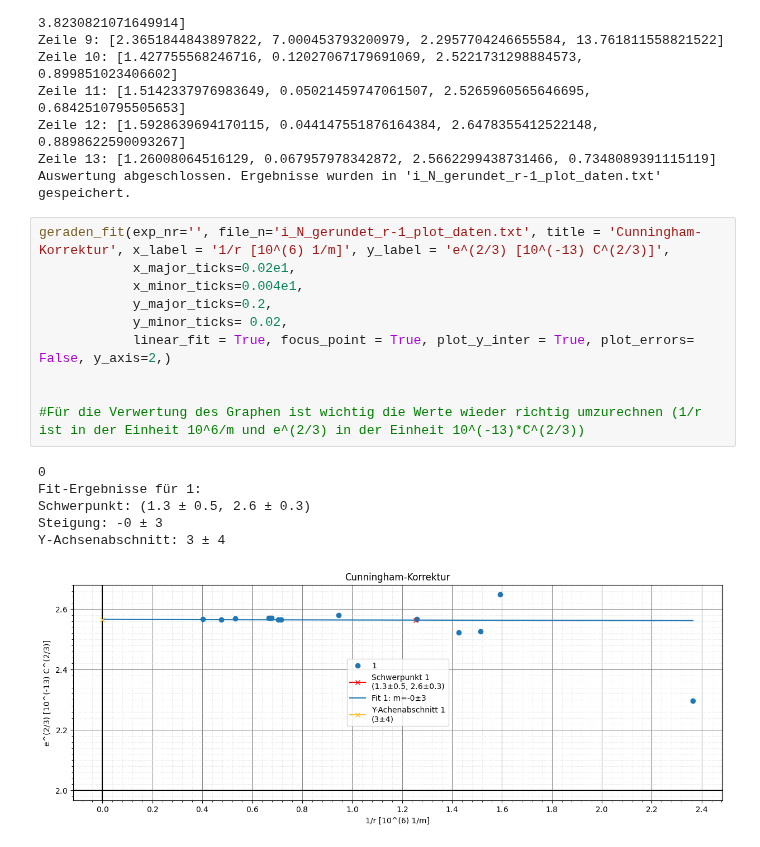
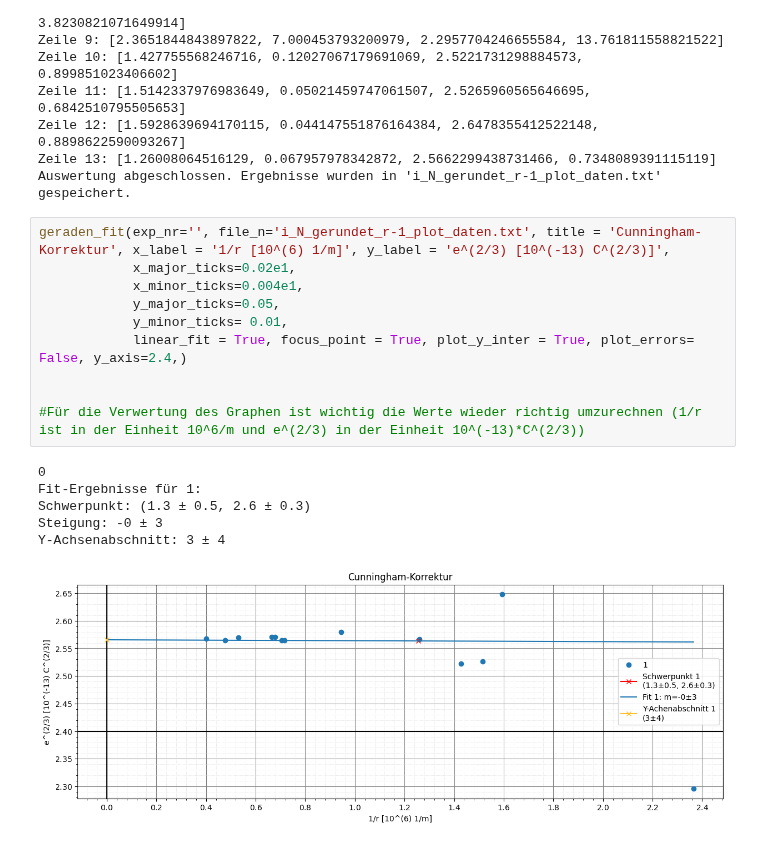
Before and after one commit to Patrixon0/data-analysis-plotting-tool, a Jupyter notebook: P2/Theo_Patrick/242/242_c_main.ipynb, the cells around one changed output. Drawn from its saved outputs; the diff is of its cells as text.

```diff
--- a/P2/Theo_Patrick/242/242_c_main.ipynb
+++ b/P2/Theo_Patrick/242/242_c_main.ipynb
@@ -720,17 +724,17 @@ Auswertung abgeschlossen. Ergebnisse wurden in 'i_N_gerundet_r-1_plot_daten.txt'
 # %%
 geraden_fit(exp_nr='', file_n='i_N_gerundet_r-1_plot_daten.txt', title = 'Cunningham-Korrektur', x_label = '1/r [10^(6) 1/m]', y_label = 'e^(2/3) [10^(-13) C^(2/3)]',
             x_major_ticks=0.02e1,
             x_minor_ticks=0.004e1,
-            y_major_ticks=0.2,
-            y_minor_ticks= 0.02,
-            linear_fit = True, focus_point = True, plot_y_inter = True, plot_errors= False, y_axis=2,)
+            y_major_ticks=0.05,
+            y_minor_ticks= 0.01,
+            linear_fit = True, focus_point = True, plot_y_inter = True, plot_errors= False, y_axis=2.4,)
 
 
 #Für die Verwertung des Graphen ist wichtig die Werte wieder richtig umzurechnen (1/r ist in der Einheit 10^6/m und e^(2/3) in der Einheit 10^(-13)*C^(2/3))
 # %% [output]
 0
 Fit-Ergebnisse für 1:
 Schwerpunkt: (1.3 ± 0.5, 2.6 ± 0.3)
 Steigung: -0 ± 3
 Y-Achsenabschnitt: 3 ± 4
-[figure, old version]
+[figure, new version]
```
Also changed, not shown: parts of 3 cells of this notebook, 7 other files.
